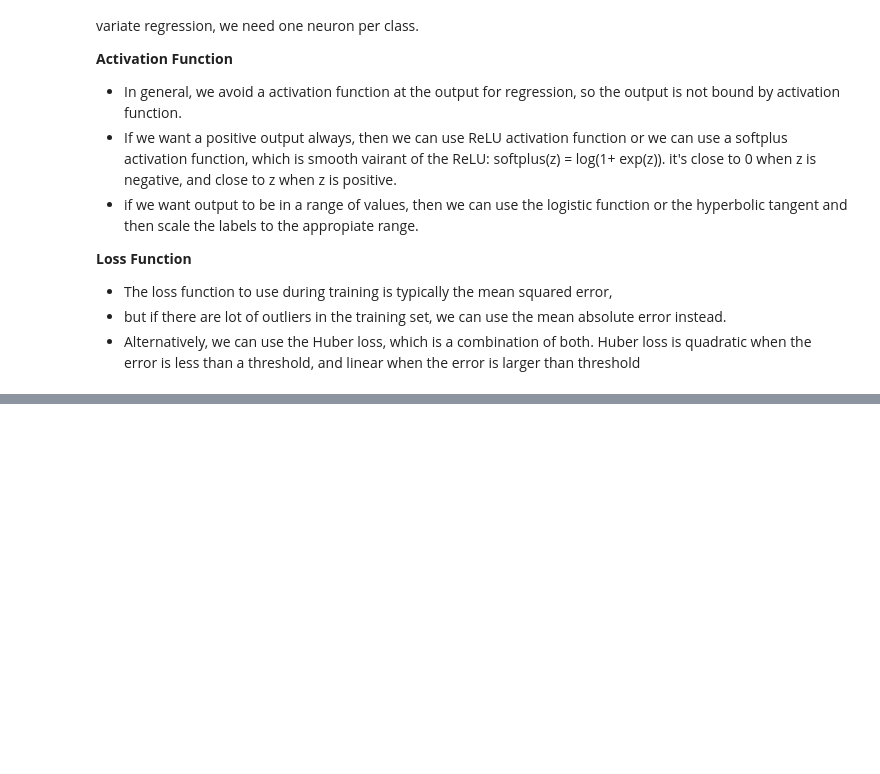
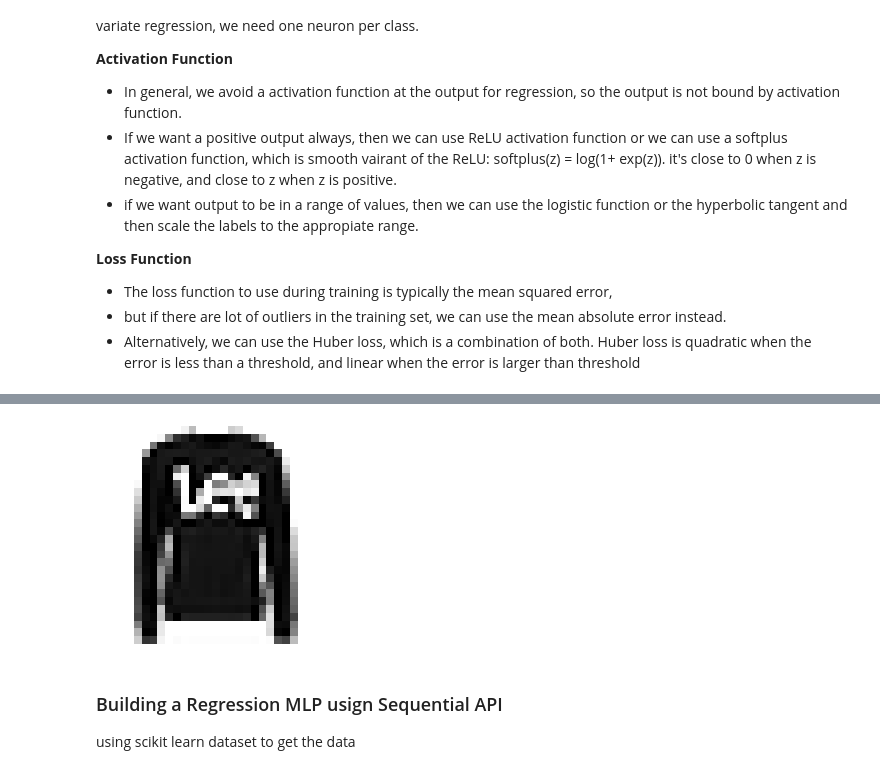
Before and after one commit to apurvasijaria/notes-and-codes-from-books, a Jupyter notebook: Hands-on-ML-with-scikit-learn-keras-tensorflow-2ndEd/Ch_10_introduction_to_artificial_neural_networks_with_keras.ipynb, the cells around one changed output, grey strips where cells are left out. Saved outputs shown, nothing was run; the diff lists cells and outputs as text; code cells hidden in the pictures; blank space fills up the shorter version.

```diff
--- a/Hands-on-ML-with-scikit-learn-keras-tensorflow-2ndEd/Ch_10_introduction_to_artificial_neural_networks_with_keras.ipynb
+++ b/Hands-on-ML-with-scikit-learn-keras-tensorflow-2ndEd/Ch_10_introduction_to_artificial_neural_networks_with_keras.ipynb
@@ -157,0 +549,8 @@ __Loss Function__
+# %%
+plot_fmnist(X_test[1])
+# %% [output]
+[figure, added]
+# %% [markdown]
+### Building a Regression MLP usign Sequential API
+
+using scikit learn dataset to get the data
```
Also changed, not shown: parts of 102 cells of this notebook, 17 other files.
